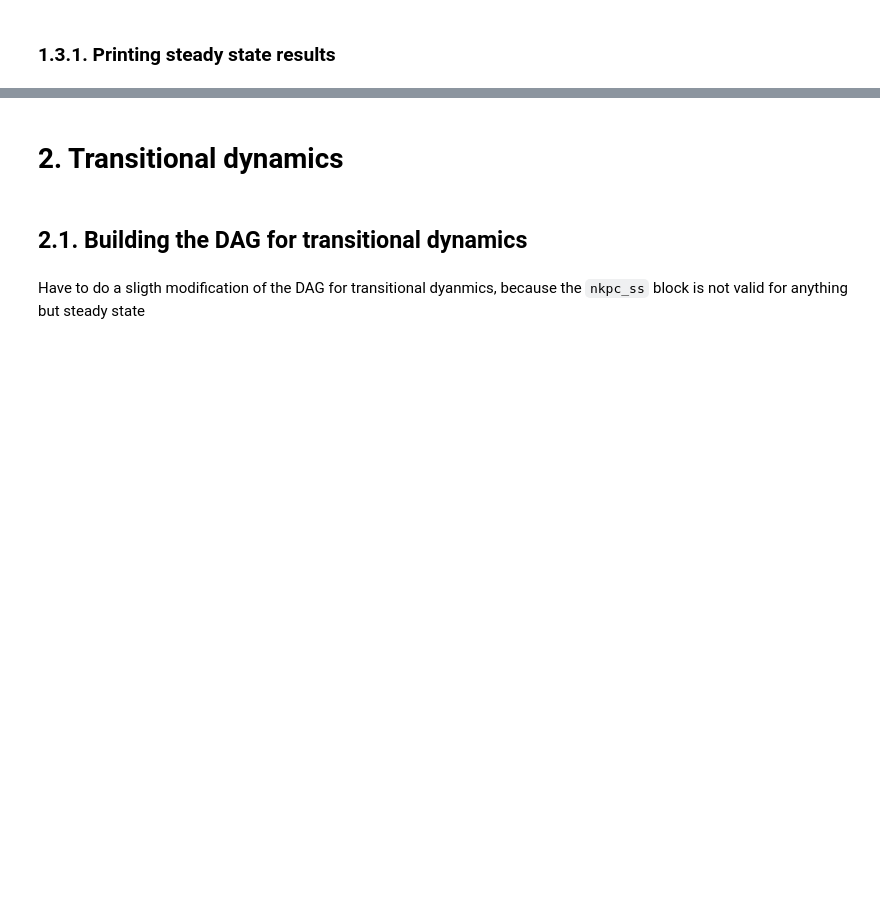
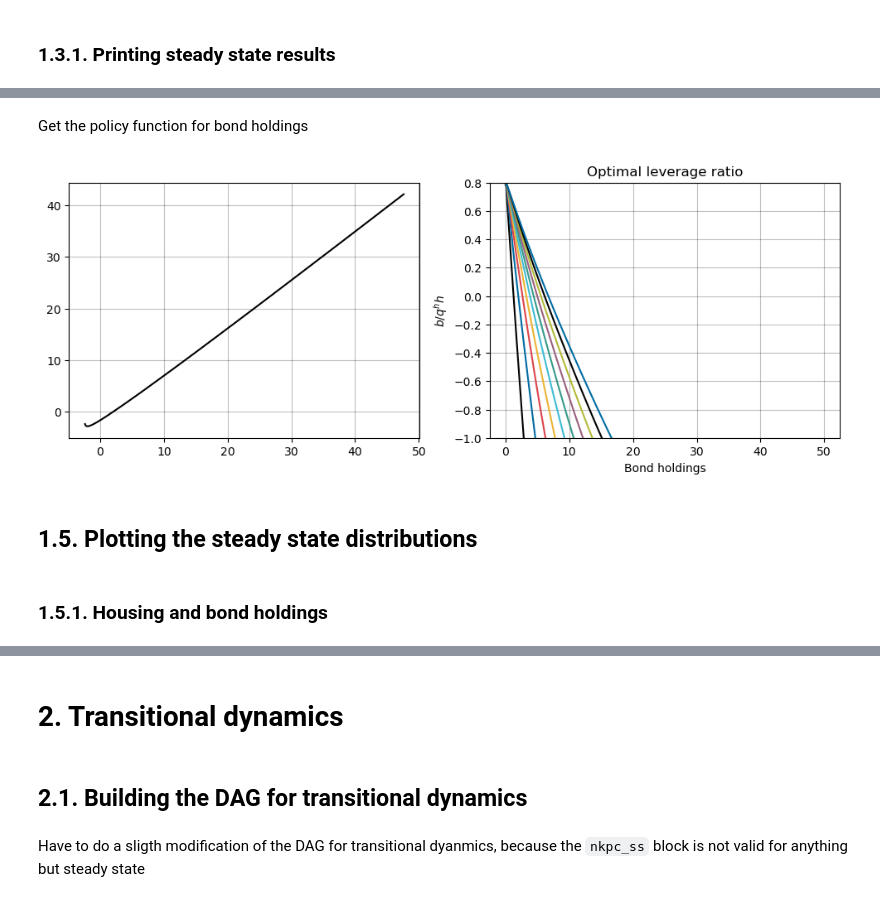
Before and after one commit to thom364e/sequence-jacobian, a Jupyter notebook: notebooks/housing_main_v2.ipynb, the cells around one changed output, grey strips where cells are left out. Saved outputs shown, nothing was run; the diff lists cells and outputs as text; code cells hidden in the pictures; blank space fills up the shorter version.

```diff
--- a/notebooks/housing_main_v2.ipynb
+++ b/notebooks/housing_main_v2.ipynb
@@ -191,0 +305,34 @@ plt.show()
+# %% [markdown]
+Get the policy function for bond holdings
+# %%
+# low_inc_dist = ss.internals['hh_housecons']['D'][0,:,:]
+# b_dist = low_inc_dist -
+z_point = 0
+b_point = 5
+h_point = 5
+
+b_endo = ss.internals['hh_housecons']['b_bhat_grid'][None,:] - ss['gamma'] * ss['qh'] * ss.internals['hh_housecons']['h_bhat_grid'][:,None]
+b_polfunc = ss.internals['hh_housecons']['b_bhat'] - ss['gamma'] * ss['qh'] * ss.internals['hh_housecons']['h_bhat']
+leverage_polfunc = -b_polfunc / (ss['qh'] * ss.internals['hh_housecons']['h_bhat'])
+
+fig = plt.figure(figsize=(12, 4))
+ax = fig.add_subplot(1,2,1)
+ax2 = fig.add_subplot(1,2,2)
+
+ax.plot(b_endo[h_point,:], b_polfunc[z_point,:, h_point])
+
+# plot 2: leverage ratio
+for iB in range(0, calibration['nB']-50):
+    ax2.plot(ss.internals['hh_housecons']['b_bhat_grid'], leverage_polfunc[z_point,:, iB])
+
+ax2.set_ylim(-1.0, ss['gamma'])
+ax2.set_title('Optimal leverage ratio')
+ax2.set_xlabel('Bond holdings')
+ax2.set_ylabel(r'$b / q^h h$')
+plt.show()
+# %% [output]
+[figure, added]
+# %% [markdown]
+## 1.5. Plotting the steady state distributions
+# %% [markdown]
+### 1.5.1. Housing and bond holdings
```
Also changed, not shown: parts of 29 cells of this notebook, 4 other files.
